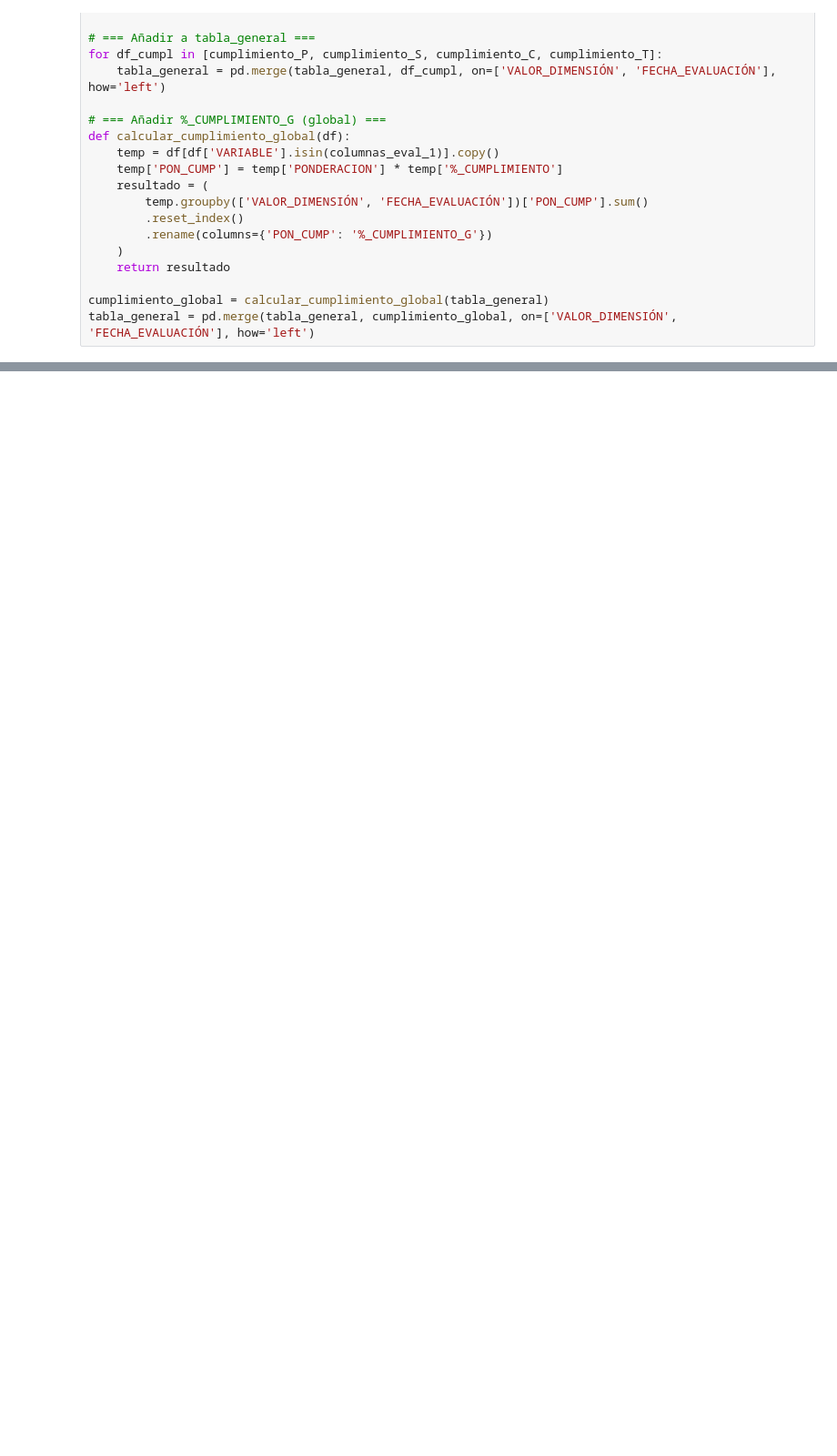
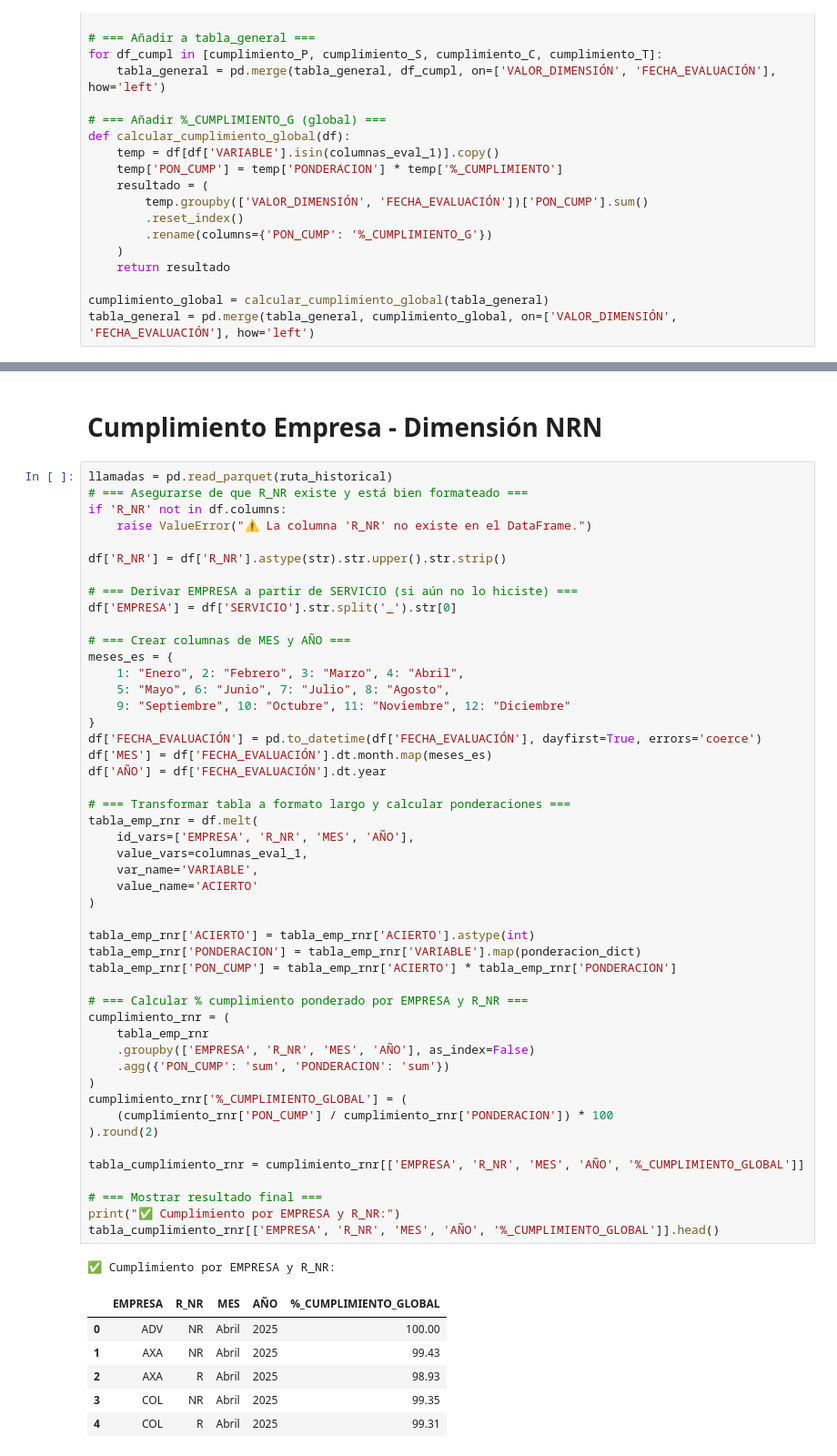
Before and after one commit to MicaelaRomeroC3/COPs, a Jupyter notebook: 06_Tablacategorias.ipynb, the cells around one changed output, grey strips where cells are left out. Shown at 91% size. Drawn from its saved outputs; the diff is of its cells as text; blank space fills up the shorter version.

```diff
--- a/06_Tablacategorias.ipynb
+++ b/06_Tablacategorias.ipynb
@@ -182,0 +187,58 @@ print(valor_dimension.head())
+# %% [markdown]
+# Cumplimiento Empresa - Dimensión NRN
+# %%
+llamadas = pd.read_parquet(ruta_historical)
+# === Asegurarse de que R_NR existe y está bien formateado ===
+if 'R_NR' not in df.columns:
+    raise ValueError("⚠️ La columna 'R_NR' no existe en el DataFrame.")
+
+df['R_NR'] = df['R_NR'].astype(str).str.upper().str.strip()
+
+# === Derivar EMPRESA a partir de SERVICIO (si aún no lo hiciste) ===
+df['EMPRESA'] = df['SERVICIO'].str.split('_').str[0]
+
+# === Crear columnas de MES y AÑO ===
+meses_es = {
+    1: "Enero", 2: "Febrero", 3: "Marzo", 4: "Abril",
+    5: "Mayo", 6: "Junio", 7: "Julio", 8: "Agosto",
+    9: "Septiembre", 10: "Octubre", 11: "Noviembre", 12: "Diciembre"
+}
+df['FECHA_EVALUACIÓN'] = pd.to_datetime(df['FECHA_EVALUACIÓN'], dayfirst=True, errors='coerce')
+df['MES'] = df['FECHA_EVALUACIÓN'].dt.month.map(meses_es)
+df['AÑO'] = df['FECHA_EVALUACIÓN'].dt.year
+
+# === Transformar tabla a formato largo y calcular ponderaciones ===
+tabla_emp_rnr = df.melt(
+    id_vars=['EMPRESA', 'R_NR', 'MES', 'AÑO'],
+    value_vars=columnas_eval_1,
+    var_name='VARIABLE',
+    value_name='ACIERTO'
+)
+
+tabla_emp_rnr['ACIERTO'] = tabla_emp_rnr['ACIERTO'].astype(int)
+tabla_emp_rnr['PONDERACION'] = tabla_emp_rnr['VARIABLE'].map(ponderacion_dict)
+tabla_emp_rnr['PON_CUMP'] = tabla_emp_rnr['ACIERTO'] * tabla_emp_rnr['PONDERACION']
+
+# === Calcular % cumplimiento ponderado por EMPRESA y R_NR ===
+cumplimiento_rnr = (
+    tabla_emp_rnr
+    .groupby(['EMPRESA', 'R_NR', 'MES', 'AÑO'], as_index=False)
+    .agg({'PON_CUMP': 'sum', 'PONDERACION': 'sum'})
+)
+cumplimiento_rnr['%_CUMPLIMIENTO_GLOBAL'] = (
+    (cumplimiento_rnr['PON_CUMP'] / cumplimiento_rnr['PONDERACION']) * 100
+).round(2)
+
+tabla_cumplimiento_rnr = cumplimiento_rnr[['EMPRESA', 'R_NR', 'MES', 'AÑO', '%_CUMPLIMIENTO_GLOBAL']]
+
+# === Mostrar resultado final ===
+print("✅ Cumplimiento por EMPRESA y R_NR:")
+tabla_cumplimiento_rnr[['EMPRESA', 'R_NR', 'MES', 'AÑO', '%_CUMPLIMIENTO_GLOBAL']].head()
+# %% [output]
+✅ Cumplimiento por EMPRESA y R_NR:
+|  | EMPRESA | R_NR | MES | AÑO | %_CUMPLIMIENTO_GLOBAL |
+| 0 | ADV | NR | Abril | 2025 | 100.00 |
+| 1 | AXA | NR | Abril | 2025 | 99.43 |
+| 2 | AXA | R | Abril | 2025 | 98.93 |
+| 3 | COL | NR | Abril | 2025 | 99.35 |
+| 4 | COL | R | Abril | 2025 | 99.31 |
```
Also changed, not shown: parts of 17 cells of this notebook.
